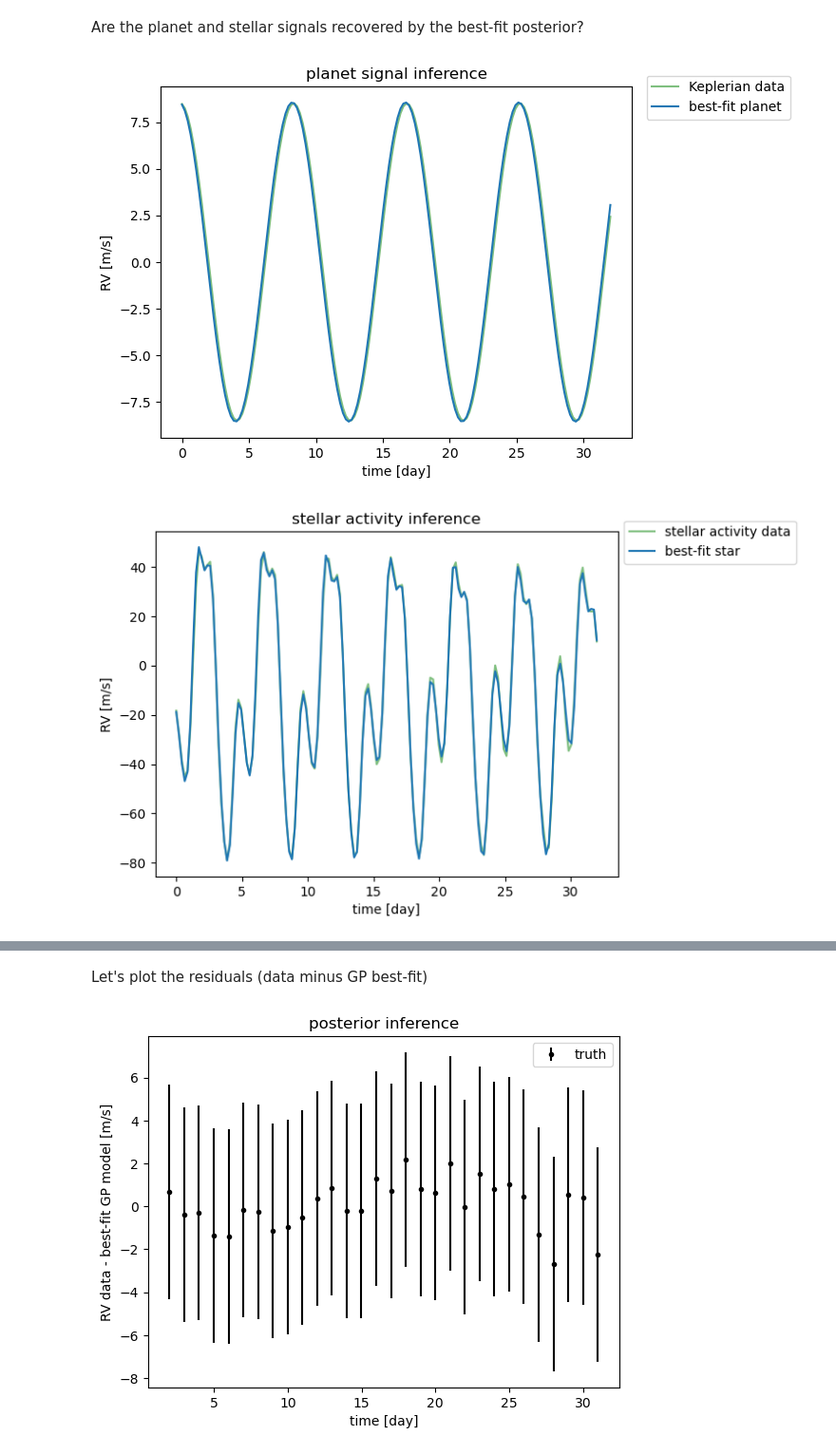
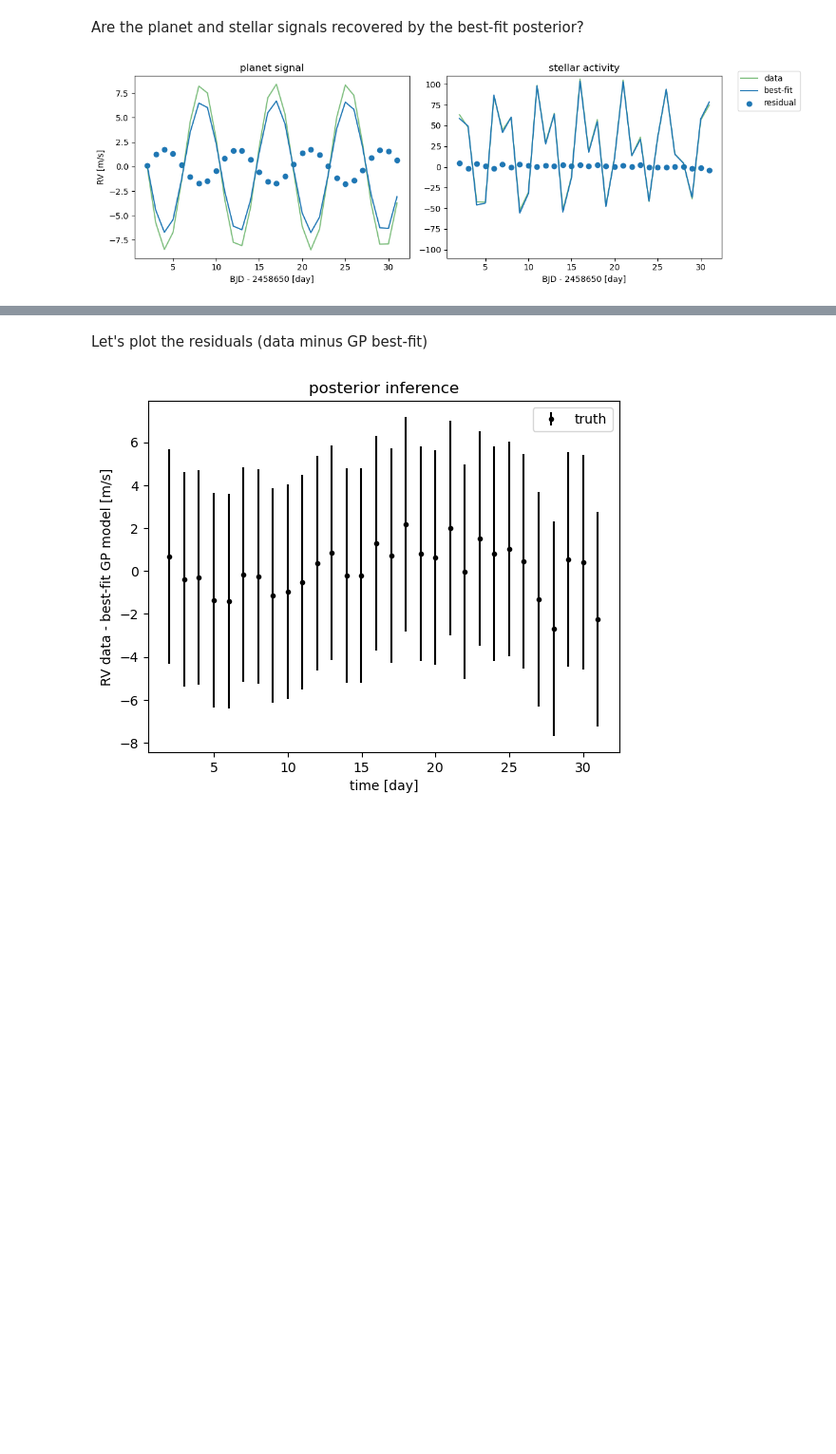
Before and after one commit to exoclam/gaspery, a Jupyter notebook: tutorials/comparison_to_fits.ipynb, the cells around one changed output, grey strips where cells are left out. Shown: that part at 95% size. Cells and saved outputs as stored; diff of their text form; code cells hidden in the pictures; blank space fills up the shorter version.

Commit message:
updated Comparison to Fits tutorial

```diff
--- a/tutorials/comparison_to_fits.ipynb
+++ b/tutorials/comparison_to_fits.ipynb
@@ -171,19 +174,19 @@ def numpyro_model(t, y, yerr, hyperparams, theta):
     T0 = theta[2]
 
     # sample hyperparameters using priors from Plavchan+ 2020, Table 1: https://arxiv.org/pdf/2006.13248.pdf
-    #sigma_qp_rv = numpyro.sample("sigma_qp_rv", dist.Normal(sigma_qp_rv, 16)) #31./2))
-    #Prot = numpyro.sample("Prot", dist.Normal(Prot, 0.01))
-    #Tau = numpyro.sample("Tau", dist.Normal(Tau, 30)) # 110, 3
-    #eta = numpyro.sample("eta", dist.Normal(eta, 0.02))
+    sigma_qp_rv = numpyro.sample("sigma_qp_rv", dist.Normal(sigma_qp_rv, 16)) #31./2))
+    Prot = numpyro.sample("Prot", dist.Normal(Prot, 0.01))
+    Tau = numpyro.sample("Tau", dist.TruncatedNormal(Tau, 30, low=0.)) # 110, 3
+    eta = numpyro.sample("eta", dist.Normal(eta, 0.02))
 
     # build covariance matrix, characterized by a correlated noise model of the stellar signal
     kernel = kernels.ExpSineSquared(scale=Prot, gamma=1/(2*eta**2)) # first term of exponential
     kernel *= kernels.ExpSquared(scale=Tau) # other term of exponential
     kernel *= sigma_qp_rv**2 # multiply by scalar
 
-    # build kernel for planet, using values from Klein+ 2020, Table 4: https://academic.oup.com/mnras/article/502/1/188/6027693?login=false
+    # sample hyperparameters for planet mean model
     p = numpyro.sample("P", dist.Normal(p, 0.00004))
-    K = numpyro.sample("K", dist.TruncatedNormal(K, 2.25, low=0.)) # was formerly Normal. guess it makes no difference
+    K = numpyro.sample("K", dist.TruncatedNormal(K, 2.25, low=0.))
     T0 = numpyro.sample("T0", dist.Normal(T0, 1))
     mean_params = {"K": K, "P": p, "T0": T0}
 
@@ -207,8 +210,8 @@ def numpyro_model(t, y, yerr, hyperparams, theta):
 nuts_kernel = NUTS(numpyro_model, dense_mass=True, target_accept_prob=0.9)
 mcmc = MCMC(
     nuts_kernel,
-    num_warmup=5000, # 1000
-    num_samples=10000, # 5000
+    num_warmup=1000, # 1000
+    num_samples=8000, # 5000
     num_chains=2,
     progress_bar=True,
 )
@@ -224,8 +227,8 @@ Run the MCMC
 # %%
 start = datetime.datetime.now()
 
-mcmc.run(rng_key, t=t_plot, y=y_plot, yerr=sigma_wn_rv, # X, y, t_plot, y_plot
-         hyperparams=hyperparams, theta=theta) # y=observed[0]
+mcmc.run(rng_key, t=X, y=y, yerr=sigma_wn_rv, # X, y vs t_plot, y_plot
+         hyperparams=hyperparams, theta=theta)
 samples = mcmc.get_samples()
 print(samples)
 
@@ -333,39 +343,47 @@ Are the planet and stellar signals recovered by the best-fit posterior?
 # %%
 def mean_function_inference(params, X):
 
     return -params[0] * jnp.sin(2 * jnp.pi * (X - params[2]) / params[1])
 
+f, ((ax1, ax2)) = plt.subplots(1, 2, figsize=(12, 4))
 
 q = np.percentile(preds, [5, 50, 95], axis=0)
 
 ### planet
 # injected signal used to generate data
-plt.plot(t_plot, planet_plot, label="Keplerian data", alpha=0.5, color="green")
+#ax1.plot(t_plot, planet_plot, label="Keplerian data", alpha=0.5, color="green")
+ax1.plot(X, planet, label="Keplerian data", alpha=0.5, color="green")
 
 # best-fit
 best_fit = np.array([data.posterior.data_vars['K'].mean(), data.posterior.data_vars['P'].mean(),
             data.posterior.data_vars['T0'].mean()])
-plt.plot(t_plot, mean_function_inference(best_fit, t_plot), label="best-fit planet")
+#ax1.plot(t_plot, mean_function_inference(best_fit, t_plot), label="best-fit planet")
+ax1.plot(X, mean_function_inference(best_fit, X), label="best-fit")
+ax1.scatter(X, mean_function_inference(best_fit, X) - planet, label='residual')
 
-plt.xlabel("time [day]")
-plt.ylabel("RV [m/s]")
-plt.legend(bbox_to_anchor=(1.35, 1.05))
-_ = plt.title("planet signal inference")
-#plt.xlim([5, 10])
-plt.show()
+ax1.set_xlabel("BJD - 2458650 [day]")
+ax1.set_ylabel("RV [m/s]")
+#ax1.legend(bbox_to_anchor=(1.35, 1.05))
+_ = ax1.set_title("planet signal")
 
 ### star
 # injected signal used to generate data
-plt.plot(t_plot, sample_plot[0], label="stellar activity data", alpha=0.5, color="green")
+#ax2.plot(t_plot, sample_plot[0], label="stellar activity data", alpha=0.5, color="green")
+ax2.plot(X, sample[0], label="data", alpha=0.5, color="green")
 
 # best-fit
-plt.plot(t_plot, q[1] - mean_function_inference(best_fit, t_plot), label="best-fit star")
+#ax2.plot(t_plot, q[1] - mean_function_inference(best_fit, t_plot), label="best-fit star")
+ax2.plot(X, q[1] - mean_function_inference(best_fit, X), label="best-fit")
+ax2.scatter(X, sample[0] - (q[1] - mean_function_inference(best_fit, X)), label='residual')
 
-plt.xlabel("time [day]")
-plt.ylabel("RV [m/s]")
-plt.legend(bbox_to_anchor=(1.4, 1.05))
-_ = plt.title("stellar activity inference")
+ax2.set_xlabel("BJD - 2458650 [day]")
+ax2.set_ylim([-110, 110])
+#ax2.set_ylabel("RV [m/s]")
+ax2.legend(bbox_to_anchor=(1.3, 1.05))
+_ = ax2.set_title("stellar activity")
+
+plt.tight_layout()
+plt.savefig(path+'plots/comparison_good_30_total_fit.png')
 plt.show()
 # %% [output]
-[figure, old version]
+[figure, new version]
-[figure, removed]
```
Also changed, not shown: parts of 13 cells of this notebook.
